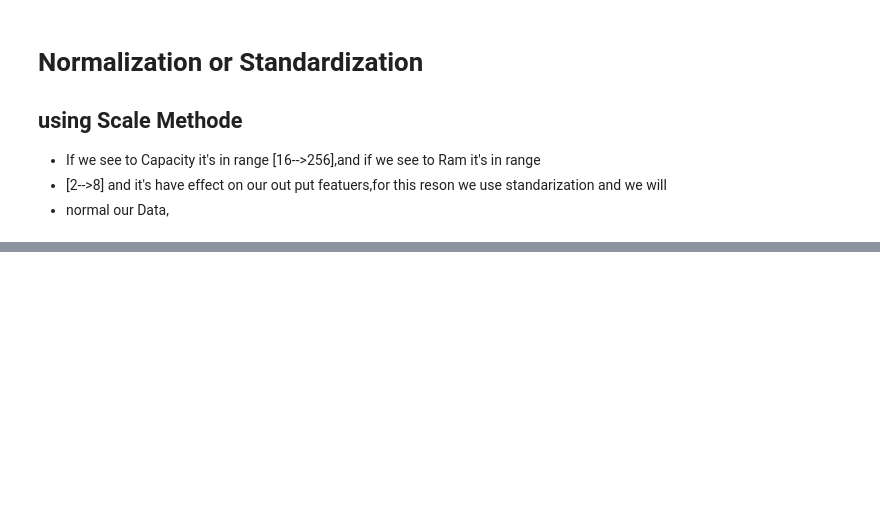
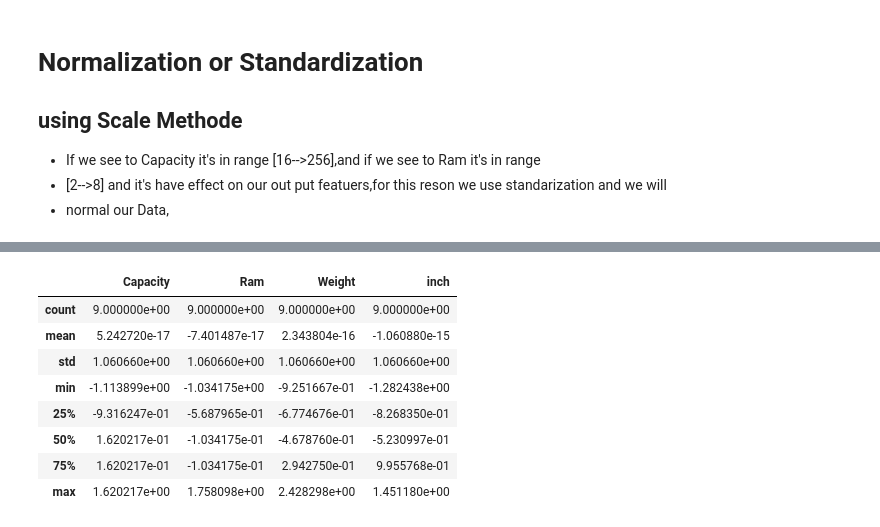
Before and after one commit to HasibullahAman/Preprocessing_DataSince, a Jupyter notebook: Preprocessing_Persion/preProccssing.ipynb, the cells around one changed output, grey strips where cells are left out. Saved outputs shown, nothing was run; the diff lists cells and outputs as text; code cells hidden in the pictures; blank space fills up the shorter version.

```diff
--- a/Preprocessing_Persion/preProccssing.ipynb
+++ b/Preprocessing_Persion/preProccssing.ipynb
@@ -612,0 +667,12 @@ sm.describe()
+# %%
+sn.describe()
+# %% [output]
+|  | Capacity | Ram | Weight | inch |
+| count | 9.000000e+00 | 9.000000e+00 | 9.000000e+00 | 9.000000e+00 |
+| mean | 5.242720e-17 | -7.401487e-17 | 2.343804e-16 | -1.060880e-15 |
+| std | 1.060660e+00 | 1.060660e+00 | 1.060660e+00 | 1.060660e+00 |
+| min | -1.113899e+00 | -1.034175e+00 | -9.251667e-01 | -1.282438e+00 |
+| 25% | -9.316247e-01 | -5.687965e-01 | -6.774676e-01 | -8.268350e-01 |
+| 50% | 1.620217e-01 | -1.034175e-01 | -4.678760e-01 | -5.230997e-01 |
+| 75% | 1.620217e-01 | -1.034175e-01 | 2.942750e-01 | 9.955768e-01 |
+| max | 1.620217e+00 | 1.758098e+00 | 2.428298e+00 | 1.451180e+00 |
```
Also changed, not shown: parts of 17 cells of this notebook.
